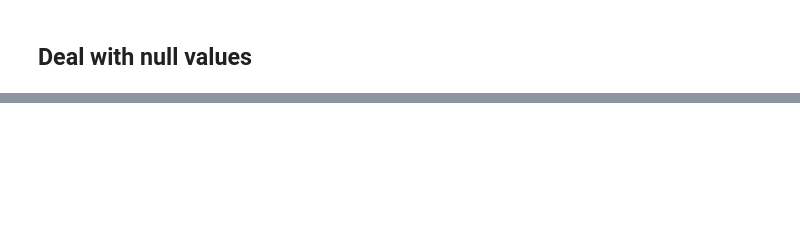
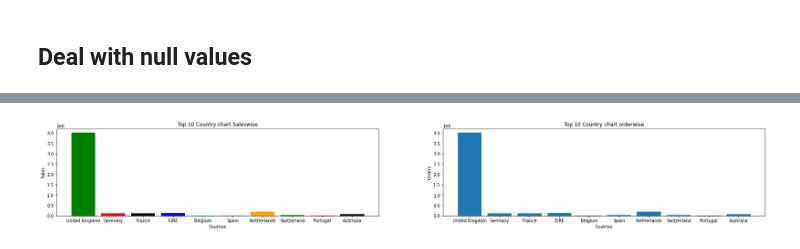
Before and after one commit to solankinitin1210/Capstone-Online-Retail-Customer-Segmentation, a Jupyter notebook: Online_Retail_Customer_Segmentation_Capstone_Project.ipynb, the cells around one changed output, grey strips where cells are left out. Drawn from its saved outputs; the diff is of its cells as text; code cells hidden in the pictures; blank space fills up the shorter version.

```diff
--- a/Online_Retail_Customer_Segmentation_Capstone_Project.ipynb
+++ b/Online_Retail_Customer_Segmentation_Capstone_Project.ipynb
@@ -168,0 +199,3 @@ df.groupby('InvoiceNo')['CustomerID'].nunique().reset_index().sort_values(by=['C
+# %%
+invoice_dataset=df.groupby(['InvoiceNo','CustomerID','Country','Invoice_month','Invoice_hour','week_day','cancellation']).agg({'Total_sales': 'sum','Quantity': 'sum'}).reset_index()
+invoice_dataset
@@ -168,0 +216,8 @@ df.groupby('InvoiceNo')['CustomerID'].nunique().reset_index().sort_values(by=['C
+# %%
+Top10_Country_saleswise=invoice_dataset.groupby('Country')['Total_sales'].sum().reset_index().sort_values('Total_sales',ascending=False).head(10)
+Top10_Country_orderwise=invoice_dataset.groupby('Country')['InvoiceNo'].count().reset_index().sort_values('InvoiceNo',ascending=False).head(10)
+
+df1_style = Top10_Country_saleswise.style.set_table_attributes("style='display:inline; margin-right:30px;'").set_caption("Top10_Country_saleswise")
+df2_style = Top10_Country_orderwise.style.set_table_attributes("style='display:inline'").set_caption("Top10_Country_orderwise")
+
+display_html(df1_style._repr_html_() + df2_style._repr_html_(), raw=True)
@@ -168,0 +249,18 @@ df.groupby('InvoiceNo')['CustomerID'].nunique().reset_index().sort_values(by=['C
+# %%
+plt.figure(figsize = (30,40))
+
+plt.subplot(9,2,1) # row 1, col 2 index 1
+plt.bar(Top10_Country_saleswise.Country, Top10_Country_saleswise.Quantity,color=['green', 'red', 'black', 'blue', 'cyan','pink','orange'])
+plt.title("Top 10 Country chart Saleswise")
+plt.xlabel('Coutries')
+plt.ylabel('Sales')
+
+plt.subplot(9,2,2) # index 2
+plt.bar(Top10_Country_orderwise.Country, Top10_Country_orderwise.Quantity)
+plt.title("Top 10 Country chart orderwise")
+plt.xlabel('Coutries')
+plt.ylabel('Orders')
+
+plt.show()
+# %% [output]
+[figure, added]
```
Also changed, not shown: parts of 18 cells of this notebook.
